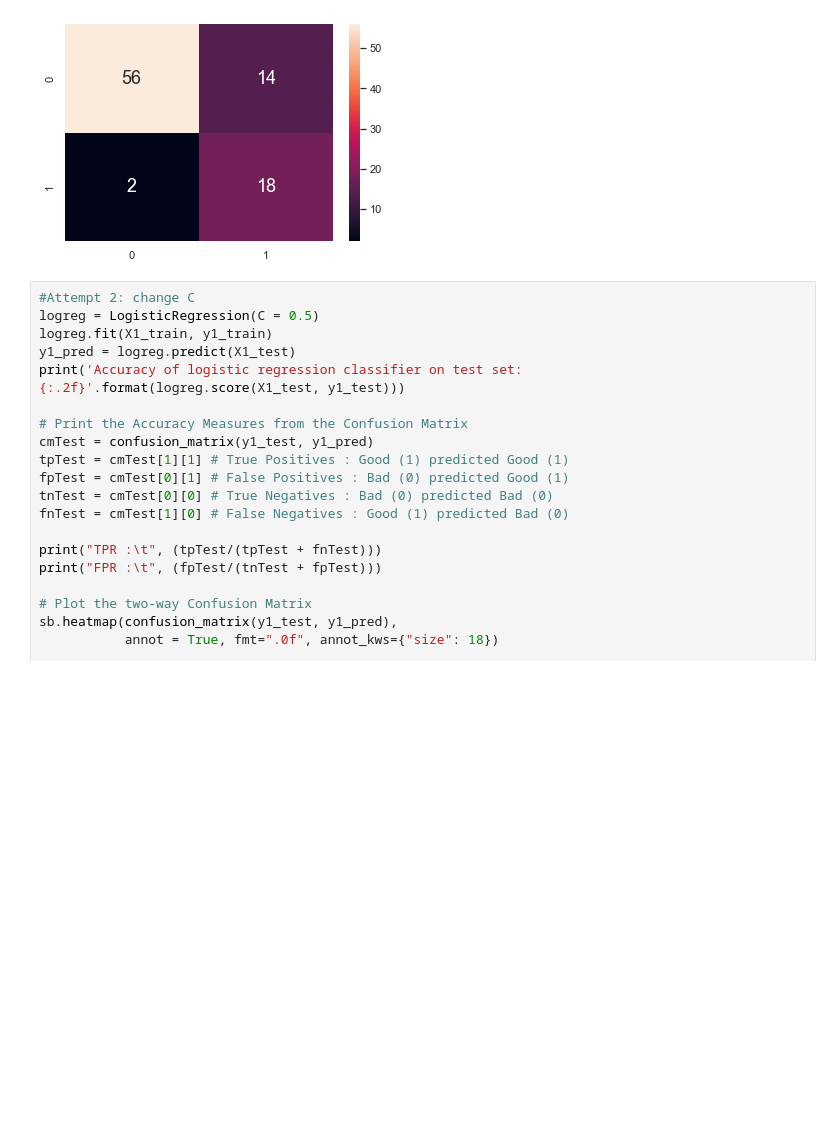
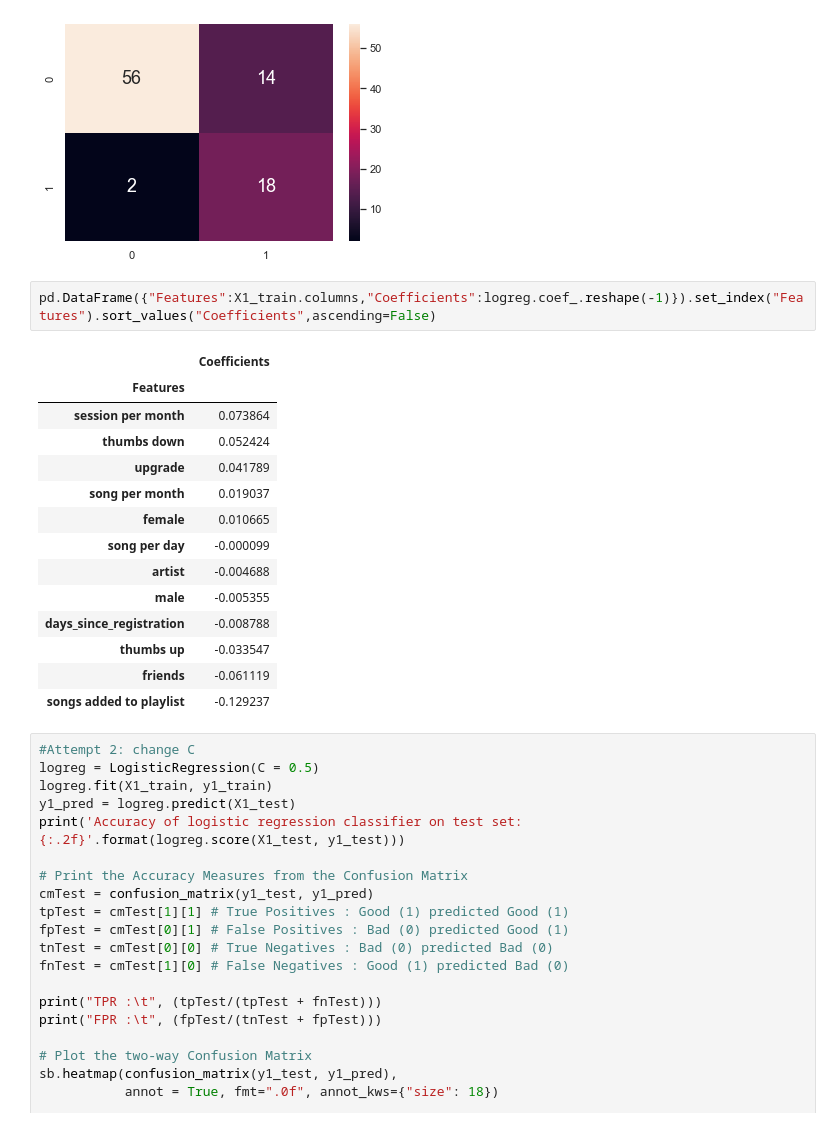
Before and after one commit to AloysiusTan/SC1015-MiniProject, a Jupyter notebook: Main Code - Sparkify Churn Data.ipynb, the cells around one changed output. Saved outputs shown, nothing was run; the diff lists cells and outputs as text; blank space fills up the shorter version.

```diff
--- a/Main Code - Sparkify Churn Data.ipynb
+++ b/Main Code - Sparkify Churn Data.ipynb
@@ -1776,6 +1776,23 @@ FPR :    0.2
 Precision :      0.56
 Recall :         0.9
 [figure]
+# %%
+pd.DataFrame({"Features":X1_train.columns,"Coefficients":logreg.coef_.reshape(-1)}).set_index("Features").sort_values("Coefficients",ascending=False)
+# %% [output]
+|  | Coefficients |
+| Features |  |
+| session per month | 0.073864 |
+| thumbs down | 0.052424 |
+| upgrade | 0.041789 |
+| song per month | 0.019037 |
+| female | 0.010665 |
+| song per day | -0.000099 |
+| artist | -0.004688 |
+| male | -0.005355 |
+| days_since_registration | -0.008788 |
+| thumbs up | -0.033547 |
+| friends | -0.061119 |
+| songs added to playlist | -0.129237 |
 # %%
 #Attempt 2: change C
 logreg = LogisticRegression(C = 0.5)
```
Also changed, not shown: parts of 12 cells of this notebook.
